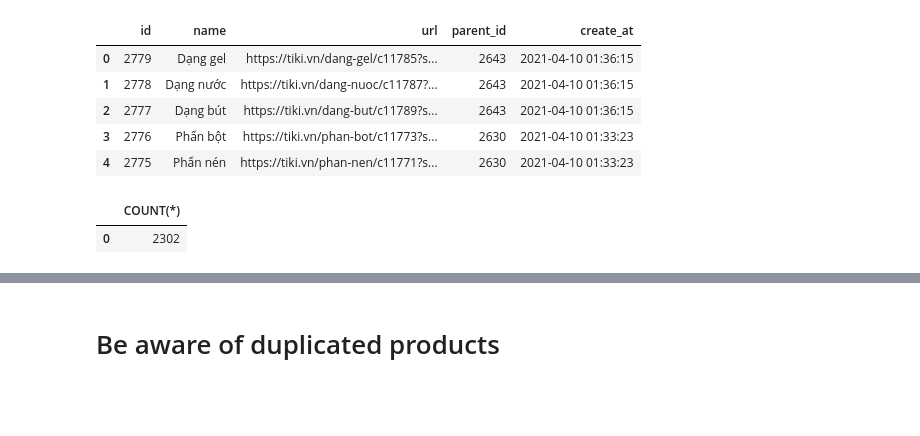
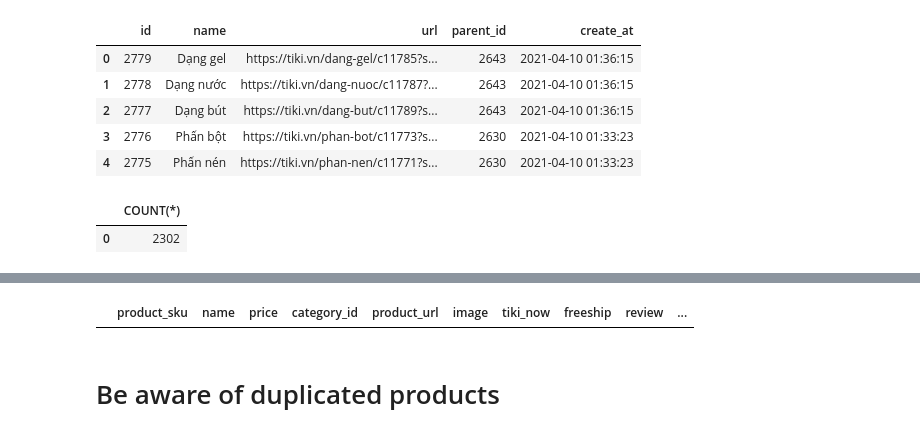
Before and after one commit to tannguyen2512/CS_week2_project_scrape_Tiki_categories_products, a Jupyter notebook: WeeklyProject_Get_Tiki_main_categories_sub_categories.ipynb, the cells around one changed output, grey strips where cells are left out. Drawn from its saved outputs; the diff is of its cells as text; code cells hidden in the pictures; blank space fills up the shorter version.

```diff
--- a/WeeklyProject_Get_Tiki_main_categories_sub_categories.ipynb
+++ b/WeeklyProject_Get_Tiki_main_categories_sub_categories.ipynb
@@ -638,0 +516,14 @@ url = https://tiki.vn/dang-nuoc/c11787?page=22&src=c.1520.hamburger_menu_fly_out
+# %%
+number_catagory = int(lowest_cats.shape[0]/2)
+for i in range(0,number_catagory):
+  row = lowest_cats.iloc[i,:]
+  category_id = row['id']
+  cat_url = row['url']
+  scrape_tiki(cat_url)
+  with open('/content/gdrive/MyDrive/result2.csv','r') as dataFile :
+    data = pd.read_csv(dataFile)
+    # print(type(data))
+    for n in range(len(data)):
+      # print(data.iloc[n,:])
+      item = Product(data.iloc[n,:],category_id)
+      item.save_into_db()
@@ -638,0 +553,32 @@ url = https://tiki.vn/dang-nuoc/c11787?page=22&src=c.1520.hamburger_menu_fly_out
+# %%
+# Create table products in the database using a function
+def create_products_table():
+    query = """
+        CREATE TABLE IF NOT EXISTS products (
+            product_sku INTERGER PRIMARY KEY,
+            name TEXT,
+            price INTEGER,
+            category_id INTEGER,
+            product_url TEXT,
+            image TEXT,
+            tiki_now INTEGER,
+            freeship INTEGER,
+            review INTEGER,
+            rating REAL,
+            under_price INTEGER,
+            discount INTEGER,
+            installment INTEGER,
+            gift INTEGER,
+            create_at TIMESTAMP DEFAULT CURRENT_TIMESTAMP
+        )
+    """
+    try:
+        cur.execute(query)
+        conn.commit()
+    except Exception as err:
+        print('ERROR BY CREATE TABLE', err)
+# %%
+create_products_table()
+select_query('SELECT * FROM products')
+# %% [output]
+|  | product_sku | name | price | category_id | product_url | image | tiki_now | freeship | review | ... |
```
Also changed, not shown: parts of 27 cells of this notebook.
